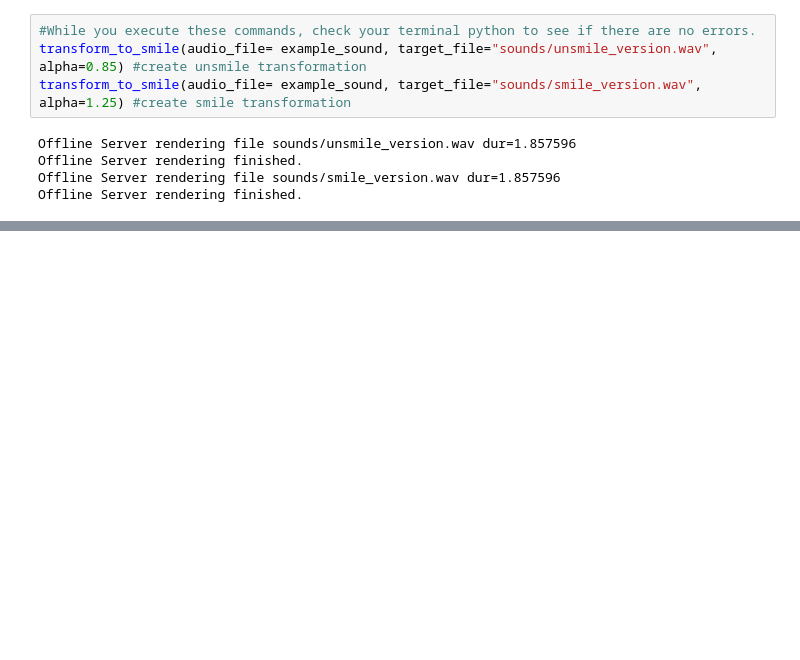
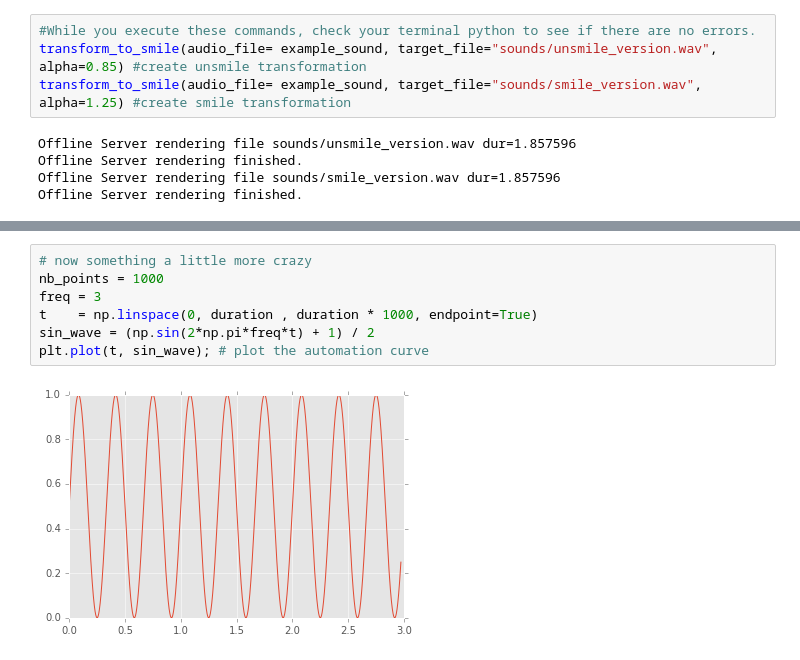
Before and after one commit to Pablo-Arias/STIM, a Jupyter notebook: notebook_examples/Ziggy_tutorial.ipynb, the cells around one changed output, grey strips where cells are left out. Saved outputs shown, nothing was run; the diff lists cells and outputs as text; blank space fills up the shorter version.

```diff
--- a/notebook_examples/Ziggy_tutorial.ipynb
+++ b/notebook_examples/Ziggy_tutorial.ipynb
@@ -78,0 +120,9 @@ IPython.display.Audio("sounds/smile_version.wav")
+# %%
+# now something a little more crazy
+nb_points = 1000
+freq = 3
+t    = np.linspace(0, duration , duration * 1000, endpoint=True)
+sin_wave = (np.sin(2*np.pi*freq*t) + 1) / 2
+plt.plot(t, sin_wave); # plot the automation curve
+# %% [output]
+[figure, added]
```
Also changed, not shown: parts of 14 cells of this notebook, 5 other files.
